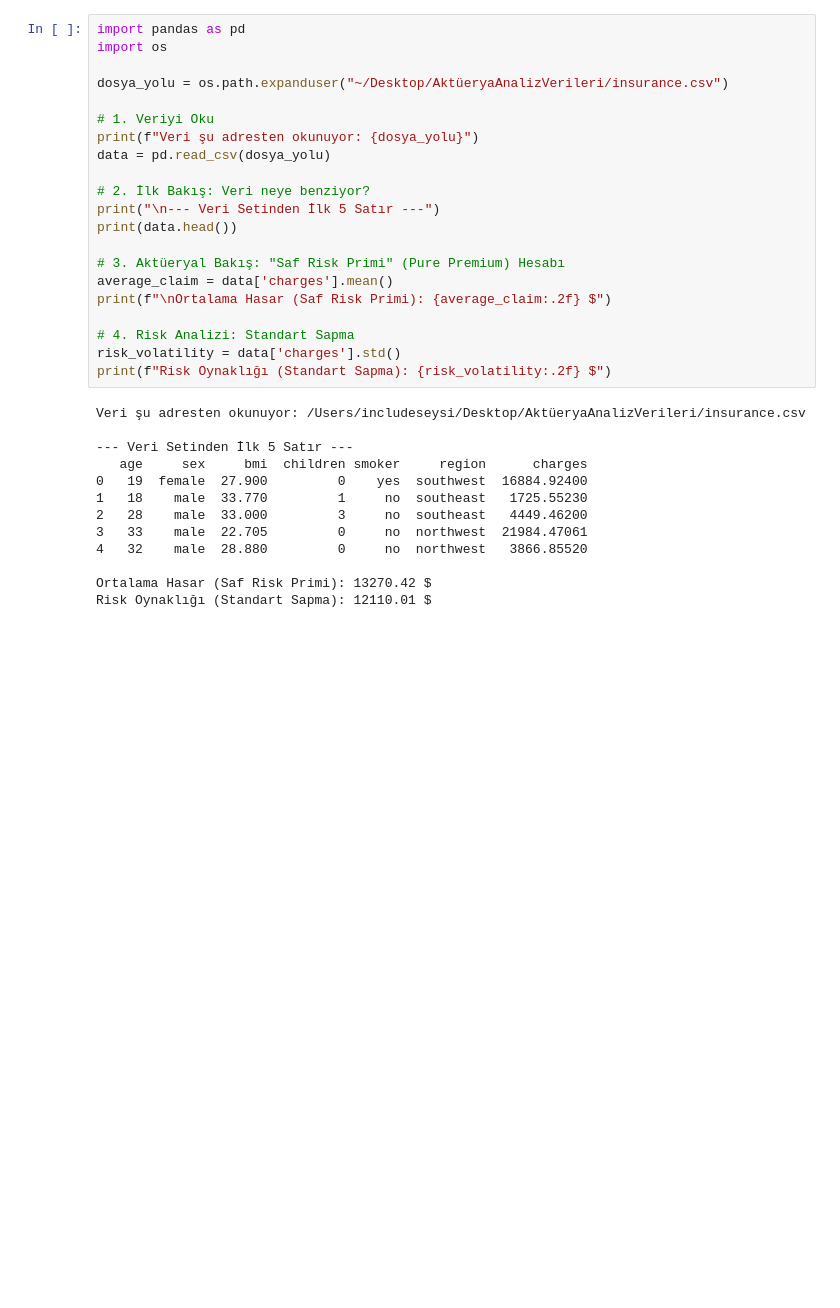
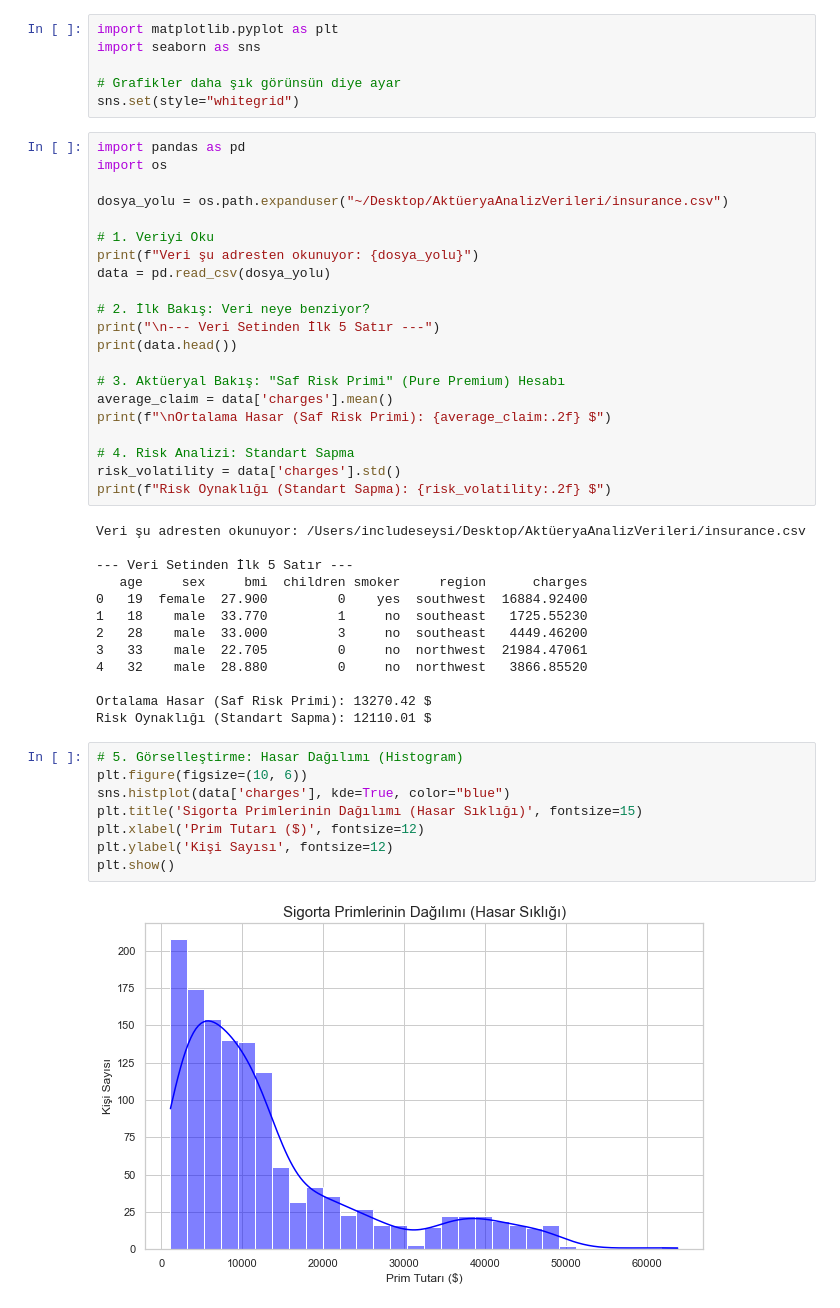
Before and after one commit to firdevsislam/Actuarial-Python-Lab, a Jupyter notebook: insurance_data_analysis.ipynb, the cells around one changed output. Cells and saved outputs as stored; diff of their text form; blank space fills up the shorter version.

```diff
--- a/insurance_data_analysis.ipynb
+++ b/insurance_data_analysis.ipynb
@@ -1,3 +1,9 @@
+# %%
+import matplotlib.pyplot as plt
+import seaborn as sns
+
+# Grafikler daha şık görünsün diye ayar
+sns.set(style="whitegrid")
 # %%
 import pandas as pd
 import os
@@ -32,3 +38,13 @@ Veri şu adresten okunuyor: /Users/includeseysi/Desktop/AktüeryaAnalizVerileri/
 
 Ortalama Hasar (Saf Risk Primi): 13270.42 $
 Risk Oynaklığı (Standart Sapma): 12110.01 $
+# %%
+# 5. Görselleştirme: Hasar Dağılımı (Histogram)
+plt.figure(figsize=(10, 6))
+sns.histplot(data['charges'], kde=True, color="blue")
+plt.title('Sigorta Primlerinin Dağılımı (Hasar Sıklığı)', fontsize=15)
+plt.xlabel('Prim Tutarı ($)', fontsize=12)
+plt.ylabel('Kişi Sayısı', fontsize=12)
+plt.show()
+# %% [output]
+[figure, added]
```
Also changed, not shown: parts of 1 cell of this notebook.
